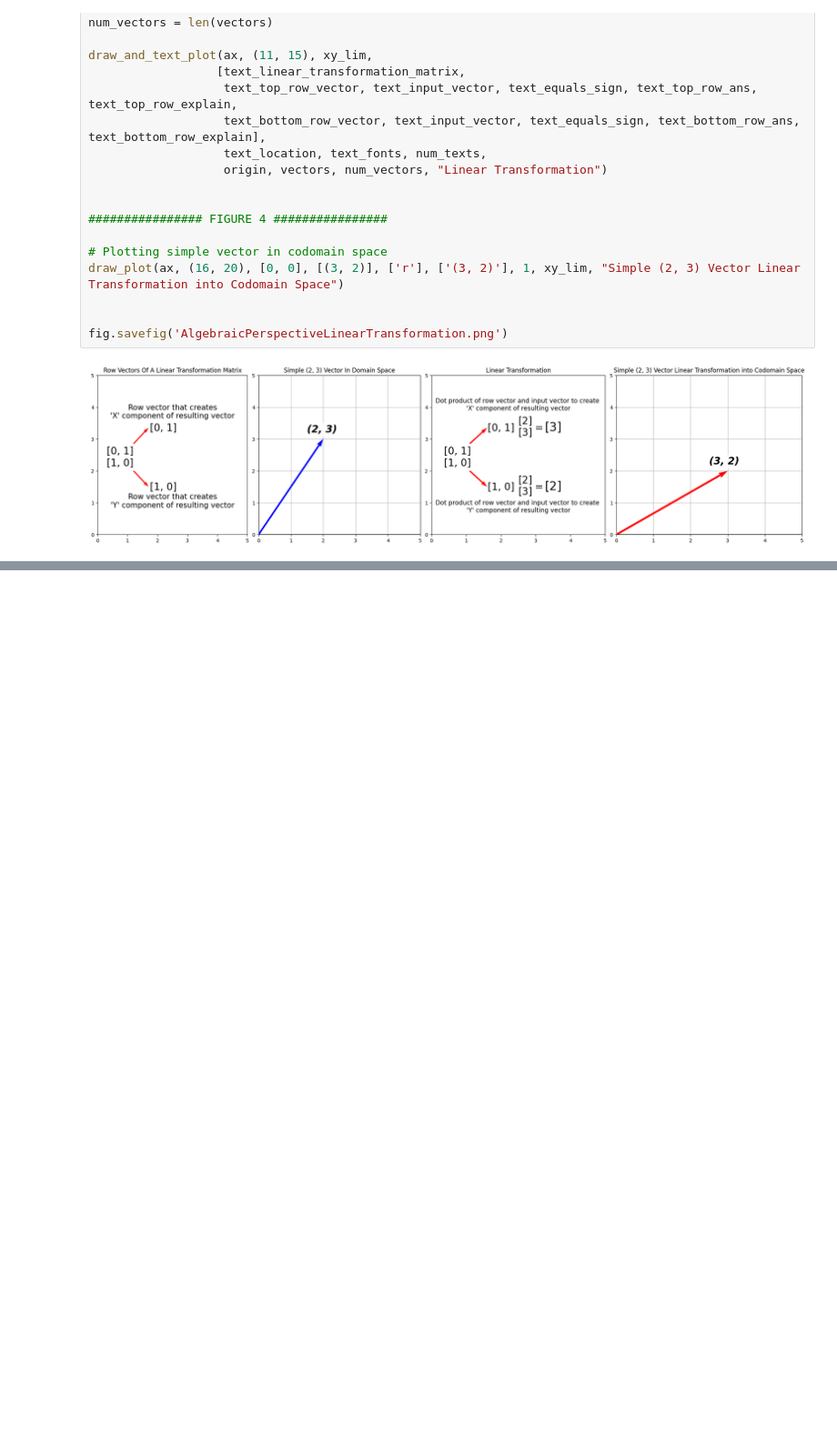
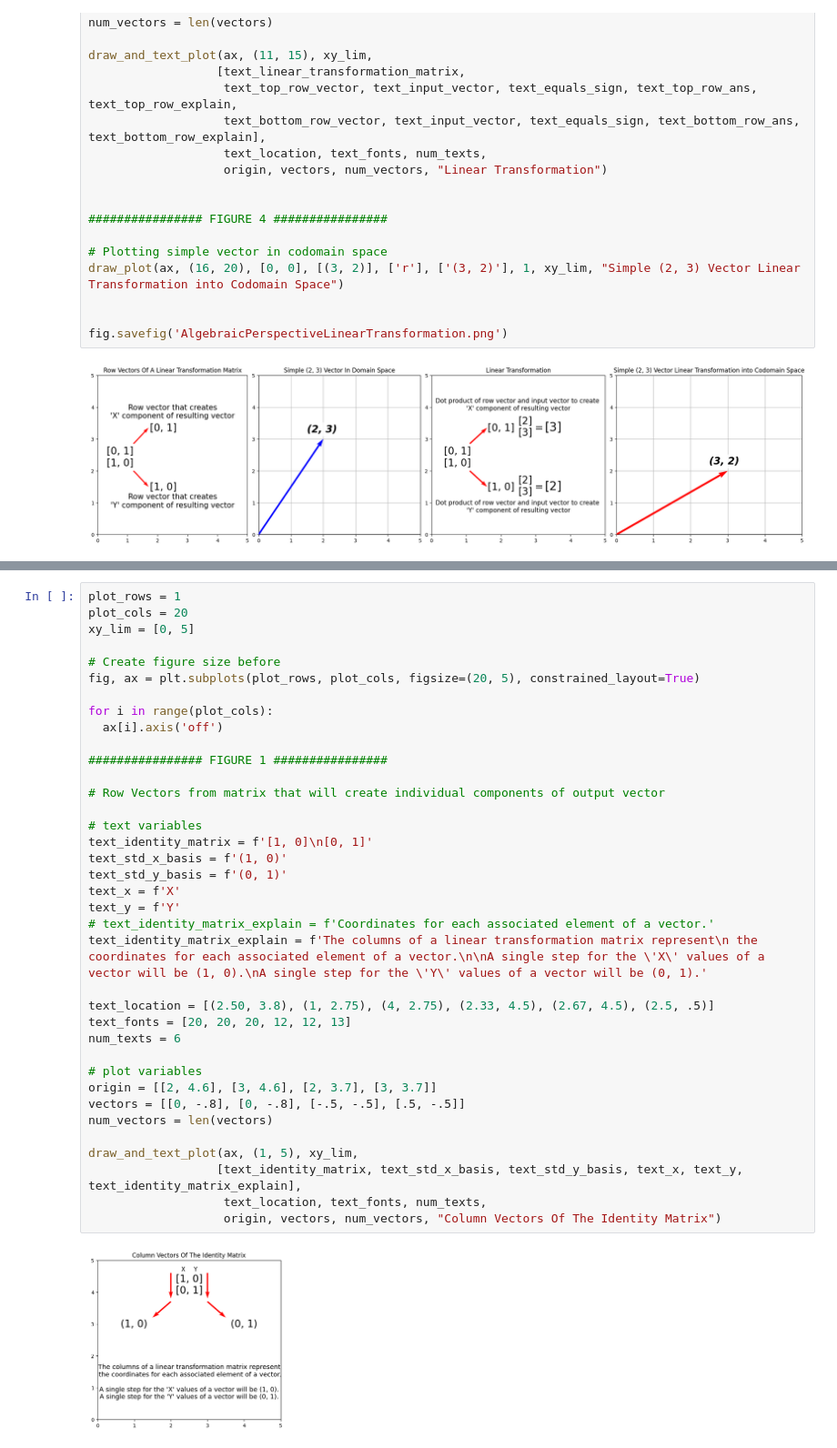
Before and after one commit to Keoni808/Visuals, a Jupyter notebook: Linear_Transformations_(Figures).ipynb, the cells around one changed output, grey strips where cells are left out. Shown at 91% size. Cells and saved outputs as stored; diff of their text form; blank space fills up the shorter version.

Commit message:
Creating Figure 10 (2--The column way (geometric perspective)

```diff
--- a/Linear_Transformations_(Figures).ipynb
+++ b/Linear_Transformations_(Figures).ipynb
@@ -824,0 +862,39 @@ fig.savefig('AlgebraicPerspectiveLinearTransformation.png')
+# %%
+plot_rows = 1
+plot_cols = 20
+xy_lim = [0, 5]
+
+# Create figure size before
+fig, ax = plt.subplots(plot_rows, plot_cols, figsize=(20, 5), constrained_layout=True)
+
+for i in range(plot_cols):
+  ax[i].axis('off')
+
+################ FIGURE 1 ################
+
+# Row Vectors from matrix that will create individual components of output vector
+
+# text variables
+text_identity_matrix = f'[1, 0]\n[0, 1]'
+text_std_x_basis = f'(1, 0)'
+text_std_y_basis = f'(0, 1)'
+text_x = f'X'
+text_y = f'Y'
+# text_identity_matrix_explain = f'Coordinates for each associated element of a vector.'
+text_identity_matrix_explain = f'The columns of a linear transformation matrix represent\n the coordinates for each associated element of a vector.\n\nA single step for the \'X\' values of a vector will be (1, 0).\nA single step for the \'Y\' values of a vector will be (0, 1).'
+
+text_location = [(2.50, 3.8), (1, 2.75), (4, 2.75), (2.33, 4.5), (2.67, 4.5), (2.5, .5)]
+text_fonts = [20, 20, 20, 12, 12, 13]
+num_texts = 6
+
+# plot variables
+origin = [[2, 4.6], [3, 4.6], [2, 3.7], [3, 3.7]]
+vectors = [[0, -.8], [0, -.8], [-.5, -.5], [.5, -.5]]
+num_vectors = len(vectors)
+
+draw_and_text_plot(ax, (1, 5), xy_lim,
+                  [text_identity_matrix, text_std_x_basis, text_std_y_basis, text_x, text_y, text_identity_matrix_explain],
+                   text_location, text_fonts, num_texts,
+                   origin, vectors, num_vectors, "Column Vectors Of The Identity Matrix")
+# %% [output]
+[figure, added]
```
Also changed, not shown: parts of 2 cells of this notebook.
